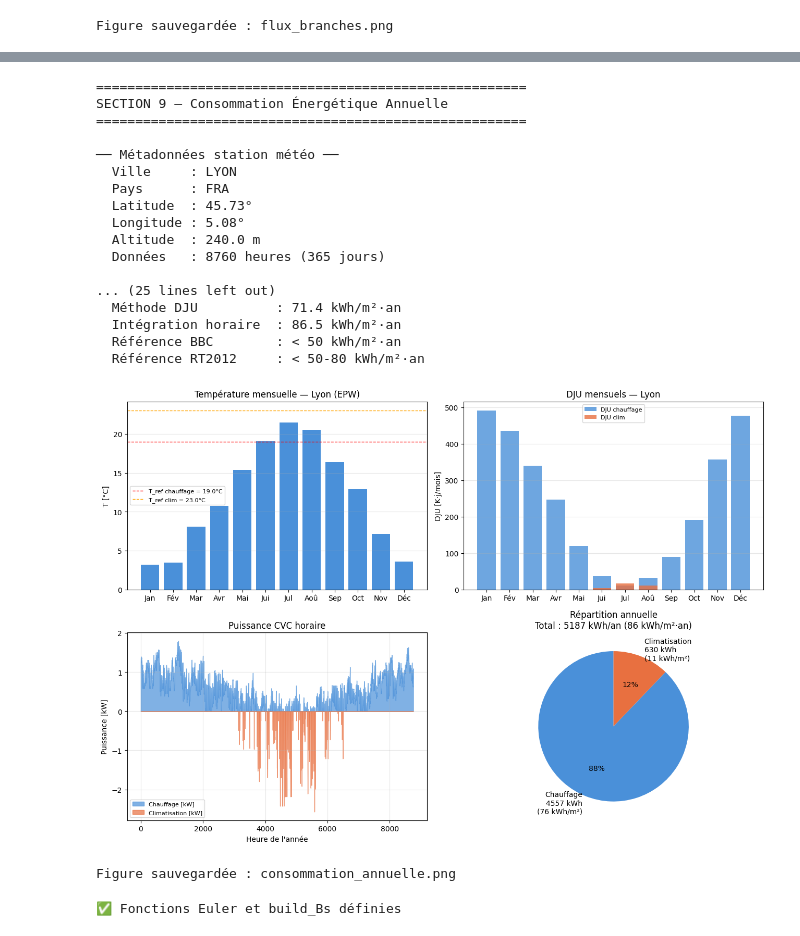
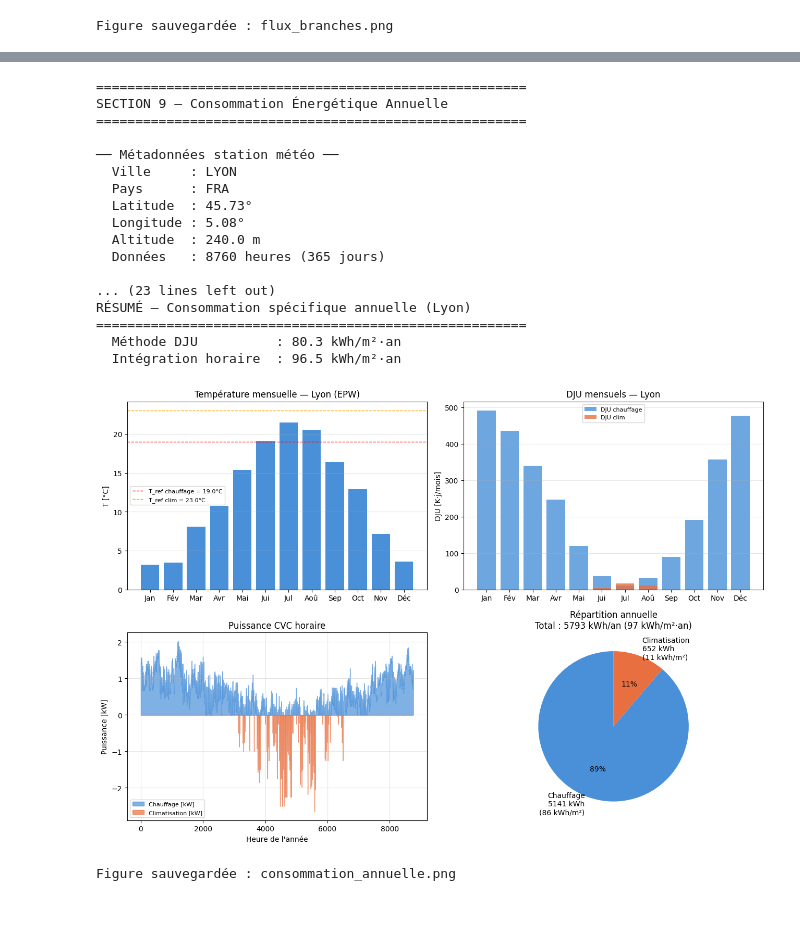
Before and after one commit to Anatole04/smart-cities-thermique, a Jupyter notebook: SmartCities_Thermique.ipynb, the cells around one changed output, grey strips where cells are left out. Drawn from its saved outputs; the diff is of its cells as text; code cells hidden in the pictures.

```diff
--- a/SmartCities_Thermique.ipynb
+++ b/SmartCities_Thermique.ipynb
@@ -565,7 +620,7 @@ if '/content' not in sys.path:
 
 import dm4bem   # import de la librairie du prof
 
-EPW_FILE = '/content/FRA_Lyon.074810_IWEC.epw'
+EPW_FILE = '/content/drive/MyDrive/SmartCities/FRA_Lyon.074810_IWEC.epw'
 
 ## ============================================================
 print("=" * 55)
@@ -636,8 +691,8 @@ U_mur = 1/(1/he + R_cond_ext + 1/hi)
 U_ref = 1/(1/hi + e_ref/lambda_b + 1/hi)
 G_flow_h = 18.0; G_flow_e = 195.0
 
-G_bat_hiver = U_mur*A_sud + U_mur*A_est + U_ref*A_ref + G_flow_h
-G_bat_ete   = U_mur*A_sud + U_mur*A_est + U_ref*A_ref + G_flow_e
+G_bat_hiver = U_mur*2*A_sud + U_mur*A_est + U_ref*A_ref + G_flow_h
+G_bat_ete   = U_mur*2*A_sud + U_mur*A_est + U_ref*A_ref + G_flow_e
 
 print(f"\n── Conductances globales bâtiment ──")
 print(f"  G_bât hiver = {G_bat_hiver:.2f} W/K")
@@ -698,8 +753,6 @@ print(f"RÉSUMÉ — Consommation spécifique annuelle (Lyon)")
 print(f"{'='*55}")
 print(f"  Méthode DJU          : {e_tot:.1f} kWh/m²·an")
 print(f"  Intégration horaire  : {E_tot_int_kWh/S_hab:.1f} kWh/m²·an")
-print(f"  Référence BBC        : < 50 kWh/m²·an")
-print(f"  Référence RT2012     : < 50-80 kWh/m²·an")
 
 # ── 6. VISUALISATIONS ────────────────────────────────────────────
 fig, axes = plt.subplots(2, 2, figsize=(13, 9))
@@ -745,87 +798,37 @@ axes[1,0].set_title('Puissance CVC horaire')
 axes[1,0].legend(fontsize=8); axes[1,0].grid(alpha=0.3)
 
 # (d) Bilan annuel en camembert
 labels_pie = [f'Chauffage\n{E_ch_int_kWh:.0f} kWh\n({E_ch_int_kWh/S_hab:.0f} kWh/m²)',
               f'Climatisation\n{E_cl_int_kWh:.0f} kWh\n({E_cl_int_kWh/S_hab:.0f} kWh/m²)']
 colors_pie = ['#4A90D9', '#E87040']
 axes[1,1].pie([E_ch_int_kWh, E_cl_int_kWh],
               labels=labels_pie, colors=colors_pie,
               autopct='%1.0f%%', startangle=90)
 axes[1,1].set_title(f'Répartition annuelle\nTotal : '
                     f'{E_tot_int_kWh:.0f} kWh/an '
                     f'({E_tot_int_kWh/S_hab:.0f} kWh/m²·an)')
 
 plt.tight_layout()
 plt.savefig('consommation_annuelle.png', dpi=150)
 plt.show()
 print("Figure sauvegardée : consommation_annuelle.png")
 # %% [output]
 =======================================================
 SECTION 9 — Consommation Énergétique Annuelle
 =======================================================
 
 ── Métadonnées station météo ──
   Ville     : LYON
   Pays      : FRA
   Latitude  : 45.73°
   Longitude : 5.08°
   Altitude  : 240.0 m
   Données   : 8760 heures (365 jours)
 
-... (25 lines left out)
-  Méthode DJU          : 71.4 kWh/m²·an
-  Intégration horaire  : 86.5 kWh/m²·an
-  Référence BBC        : < 50 kWh/m²·an
-  Référence RT2012     : < 50-80 kWh/m²·an
+... (23 lines left out)
+RÉSUMÉ — Consommation spécifique annuelle (Lyon)
+=======================================================
+  Méthode DJU          : 80.3 kWh/m²·an
+  Intégration horaire  : 96.5 kWh/m²·an
-[figure, old version]
+[figure, new version]
 Figure sauvegardée : consommation_annuelle.png
-# %%
-# ── FONCTIONS EULER ───────────────────────────────────────────────
-def euler_explicit(As, Bs, u, dt, n, theta0=None):
-    nc = As.shape[0]
-    th = np.zeros((nc, n))
-    th[:,0] = theta0 if theta0 is not None else np.zeros(nc)
-    for k in range(n-1):
-        nxt = th[:,k] + dt*(As@th[:,k] + Bs@u[:,k])
-        if np.any(np.abs(nxt) > 1e8):
-            print(f"  ⚠️  Divergence k={k}")
-            th[:,k+1:] = np.nan; break
-        th[:,k+1] = nxt
-    return th
-
-def euler_implicit(As, Bs, u, dt, n, theta0=None):
-    nc = As.shape[0]
-    th = np.zeros((nc, n))
-    th[:,0] = theta0 if theta0 is not None else np.zeros(nc)
-    M = np.linalg.inv(np.eye(nc) - dt*As)
-    for k in range(n-1):
-        th[:,k+1] = M @ (th[:,k] + dt*Bs@u[:,k])  # ← u[:,k] corrigé
-    return th
-
-def build_Bs(Kp=1e3, season='hiver'):
-    G_vec = make_G_vec(season, Kp=Kp)
-    G_mat = np.diag(G_vec)
-    AtGA  = A.T @ G_mat @ A
-    Kcc_  = AtGA[np.ix_(idx_C,idx_C)]
-    Kc0_  = AtGA[np.ix_(idx_C,idx_0)]
-    K00_  = AtGA[np.ix_(idx_0,idx_0)]
-    K00i_ = np.linalg.inv(K00_)
-    Keff_ = Kcc_ - Kc0_ @ K00i_ @ AtGA[np.ix_(idx_0,idx_C)]
-    As_   = -np.diag(1.0/C_C) @ Keff_
-
-    n_u = 4
-    Bs_ = np.zeros((len(idx_C), n_u))
-    for j,(dTe,dTs,dTh,dQ) in enumerate([(1,0,0,0),(0,1,0,0),(0,0,1,0),(0,0,0,1)]):
-        db = np.zeros(25)
-        db[[0,5,12,17]] += dTe
-        db[[6,18]]      += dTs
-        db[[23,24]]     += dTh
-        df = np.zeros(17); df[8] += dQ
-        rhs   = A.T @ G_mat @ db + df
-        rhs_C = rhs[idx_C] - Kc0_ @ K00i_ @ rhs[idx_0]
-        Bs_[:,j] = (1.0/C_C) * rhs_C
-    return As_, Bs_
-
-print("✅ Fonctions Euler et build_Bs définies")
-# %% [output]
-✅ Fonctions Euler et build_Bs définies
```
Also changed, not shown: parts of 9 cells of this notebook.
